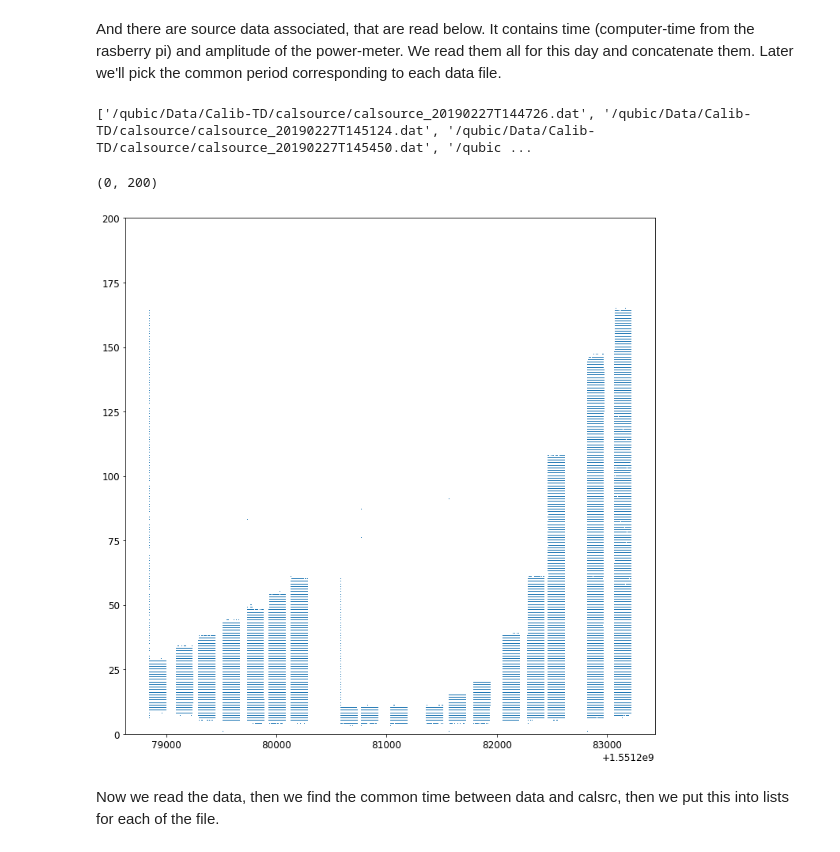
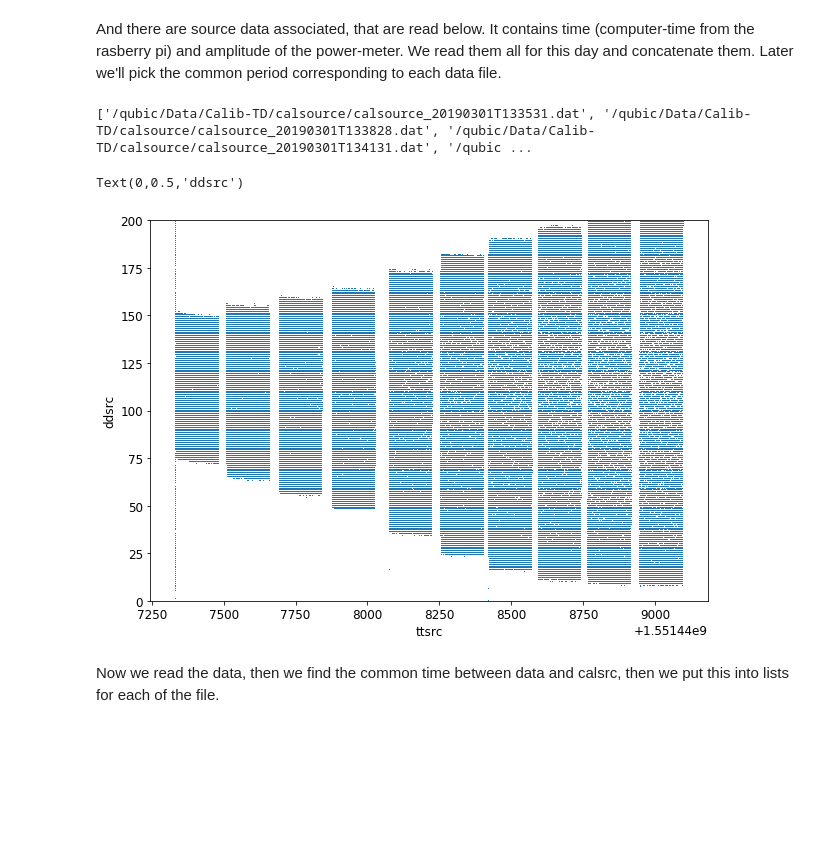
Before and after one commit to qubicsoft/qubic, a Jupyter notebook: qubic/scripts/Calibration/LinearityA.ipynb, the cells around one changed output. Drawn from its saved outputs; the diff is of its cells as text; code cells hidden in the pictures; blank space fills up the shorter version.

```diff
--- a/qubic/scripts/Calibration/LinearityA.ipynb
+++ b/qubic/scripts/Calibration/LinearityA.ipynb
@@ -25,7 +28,7 @@ In the following cell we read the corresponding filenames and order them, detect
 # %%
-day = '2019-02-27'
+day = '2019-03-01'
 data_dir = '/qubic/Data/Calib-TD/'+day+'/'
-dirs = np.array(glob.glob(data_dir+'/*linearityA*'))
+dirs = np.array(glob.glob(data_dir+'/*LinearityA*'))
 dirs.sort()
 
 #dirs = dirs[0:-1]
@@ -84,25 +87,28 @@ And there are source data associated, that are read below. It contains time (com
 # %%
 ### The date format for calsrc has no '-' so we need to change the day to this very format.
 daycalsrc = "".join(str.split(day,'-'))
-fcalsrc = glob.glob('/qubic/Data/Calib-TD/calsource/*'+daycalsrc+'*')
+fcalsrc = glob.glob('/qubic/Data/Calib-TD/calsource/*' + daycalsrc + '*')
 fcalsrc.sort()
 print fcalsrc
 
 ttsrc = []
 ddsrc = []
 for ff in fcalsrc:
     thett, thedd = np.loadtxt(ff).T
-    ttsrc.append(thett+3600)
+    ttsrc.append(thett + 3600)
     ddsrc.append(thedd)
 
 ttsrc = np.concatenate(ttsrc)
 ddsrc = np.concatenate(ddsrc)
-plot(ttsrc,ddsrc,',')
-ylim(0,200)
+
+plot(ttsrc, ddsrc, ',')
+ylim(0, 200)
+xlabel('ttsrc')
+ylabel('ddsrc')
 # %% [output]
-['/qubic/Data/Calib-TD/calsource/calsource_20190227T144726.dat', '/qubic/Data/Calib-TD/calsource/calsource_20190227T145124.dat', '/qubic/Data/Calib-TD/calsource/calsource_20190227T145450.dat', '/qubic ...
+['/qubic/Data/Calib-TD/calsource/calsource_20190301T133531.dat', '/qubic/Data/Calib-TD/calsource/calsource_20190301T133828.dat', '/qubic/Data/Calib-TD/calsource/calsource_20190301T134131.dat', '/qubic ...
-(0, 200)
+Text(0,0.5,'ddsrc')
-[figure, old version]
+[figure, new version]
 # %% [markdown]
 Now we read the data, then we find the common time between data and calsrc, then we put this into lists for each of the file.
 # %%
```
Also changed, not shown: parts of 10 cells of this notebook, 1 other file.
